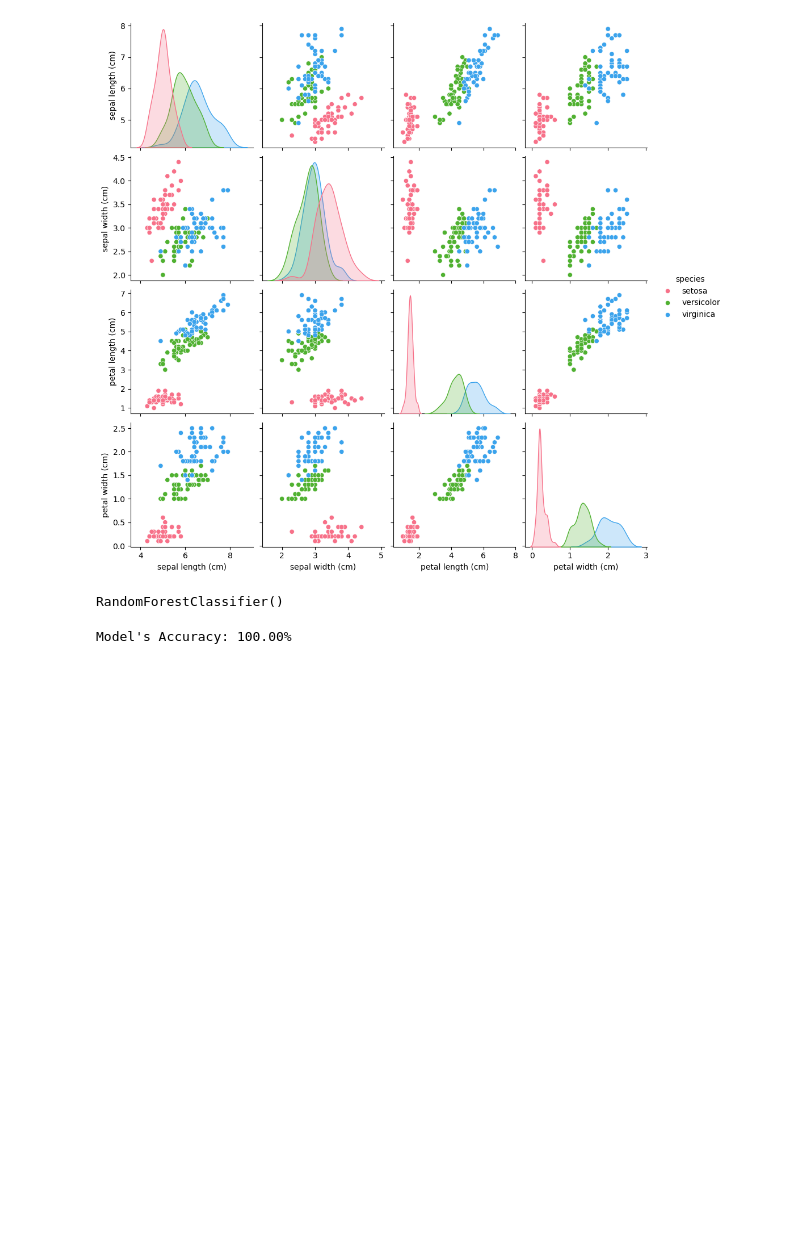
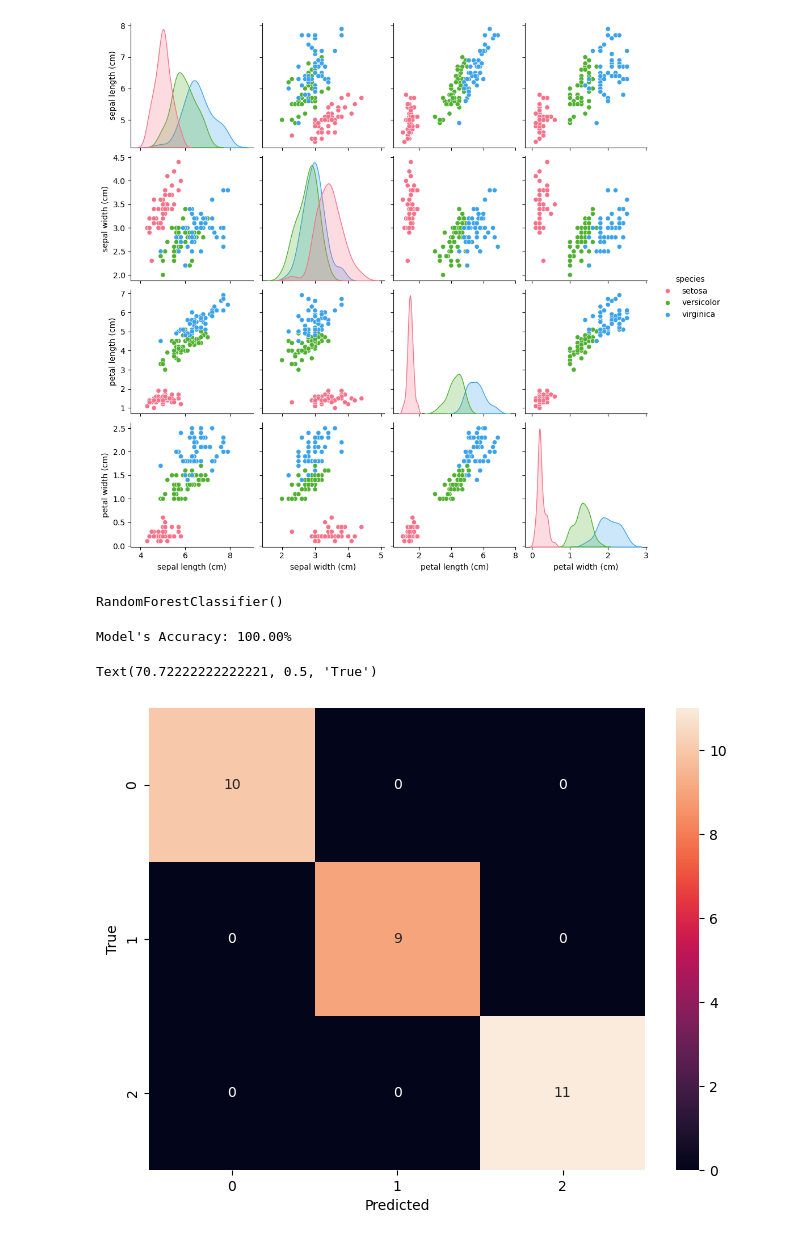
Before and after one commit to OluwatomisinOA/Learning-Journey, a Jupyter notebook: AI-ML/random-forest-classifier-iris.ipynb, the cells around one changed output. Saved outputs shown, nothing was run; the diff lists cells and outputs as text; code cells hidden in the pictures; blank space fills up the shorter version.

```diff
--- a/AI-ML/random-forest-classifier-iris.ipynb
+++ b/AI-ML/random-forest-classifier-iris.ipynb
@@ -44,9 +44,12 @@ print(f"Model's Accuracy: {model.score(X_test,y_test)*100:.2f}%")
 Model's Accuracy: 100.00%
 # %%
 # confusion matrix heatmap
-y_predicted = model.predict(x_test)
+y_predicted = model.predict(X_test)
 cm = confusion_matrix(y_test,y_predicted)
 plt.figure(figsize=(8,6))
 sns.heatmap(cm,annot=True)
 plt.xlabel("Predicted")
-plt.ylabel("Tr
+plt.ylabel("True")
+# %% [output]
+Text(70.72222222222221, 0.5, 'True')
+[figure, added]
```
Also changed, not shown: 5 other files.
